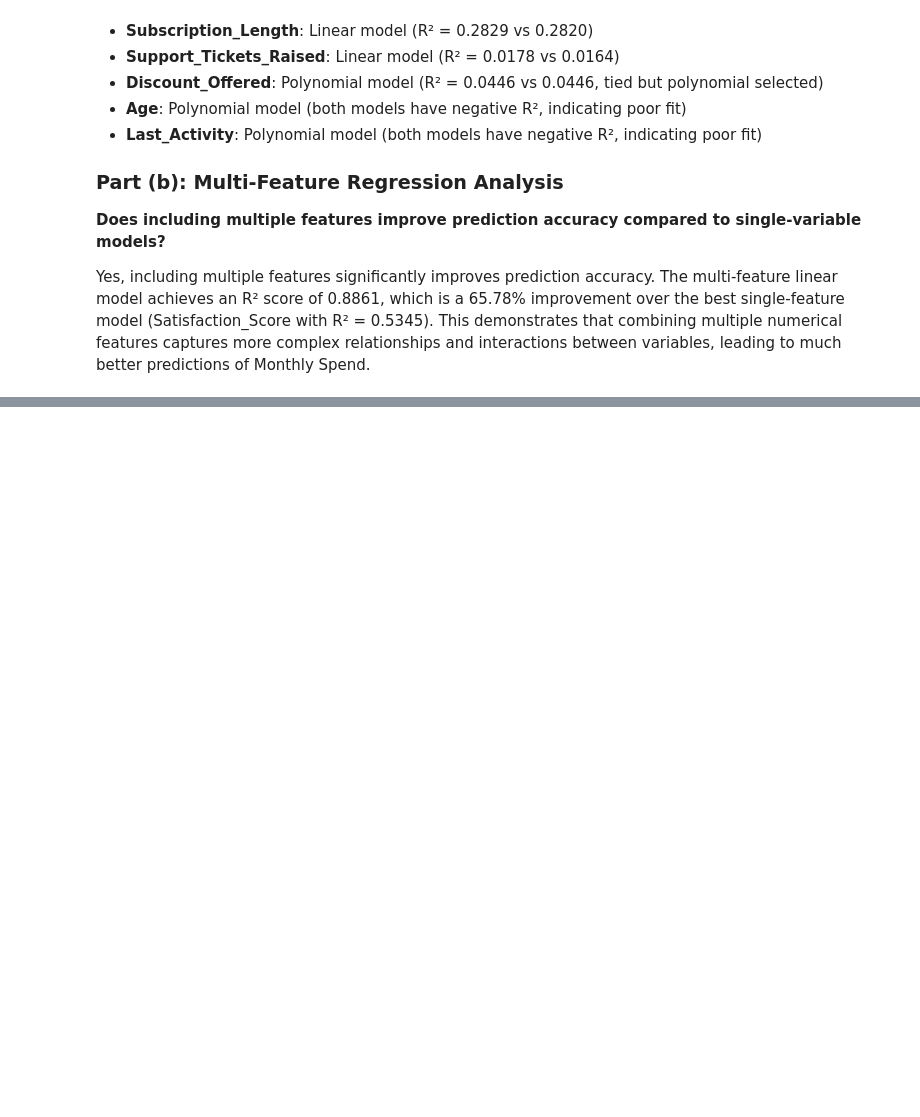
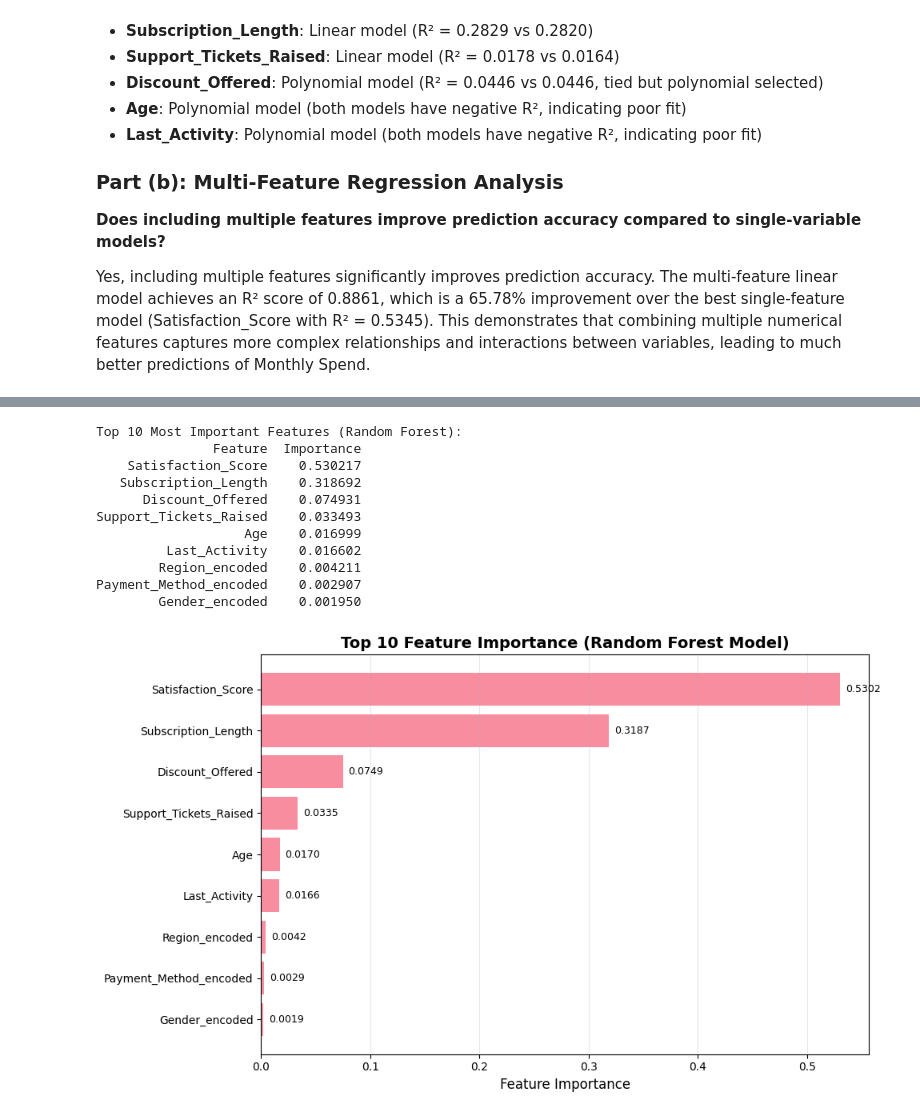
Before and after one commit to dannywu1101/AIFinalProject, a Jupyter notebook: Component1.ipynb, the cells around one changed output, grey strips where cells are left out. Drawn from its saved outputs; the diff is of its cells as text; code cells hidden in the pictures; blank space fills up the shorter version.

```diff
--- a/Component1.ipynb
+++ b/Component1.ipynb
@@ -380,0 +510,41 @@ Yes, including multiple features significantly improves prediction accuracy. The
+# %%
+# Feature importance from Random Forest
+feature_importance = pd.DataFrame({
+    'Feature': all_features,
+    'Importance': rf_model.feature_importances_
+}).sort_values('Importance', ascending=False)
+
+print("\nTop 10 Most Important Features (Random Forest):")
+print(feature_importance.head(10).to_string(index=False))
+
+# Visualization: Feature importance
+fig, ax = plt.subplots(figsize=(10, 6))
+top_features = feature_importance.head(10)
+
+bars = ax.barh(range(len(top_features)), top_features['Importance'].values, alpha=0.8)
+ax.set_yticks(range(len(top_features)))
+ax.set_yticklabels(top_features['Feature'].values)
+ax.set_xlabel('Feature Importance', fontsize=12)
+ax.set_title('Top 10 Feature Importance (Random Forest Model)', fontsize=14, fontweight='bold')
+ax.invert_yaxis()
+ax.grid(axis='x', alpha=0.3)
+
+# Add value labels
+for i, (bar, importance) in enumerate(zip(bars, top_features['Importance'].values)):
+    ax.text(importance + 0.005, i, f'{importance:.4f}', va='center', fontsize=9)
+
+plt.tight_layout()
+plt.show()
+# %% [output]
+Top 10 Most Important Features (Random Forest):
+               Feature  Importance
+    Satisfaction_Score    0.530217
+   Subscription_Length    0.318692
+      Discount_Offered    0.074931
+Support_Tickets_Raised    0.033493
+                   Age    0.016999
+         Last_Activity    0.016602
+        Region_encoded    0.004211
+Payment_Method_encoded    0.002907
+        Gender_encoded    0.001950
+[figure, added]
```
Also changed, not shown: parts of 15 cells of this notebook.
